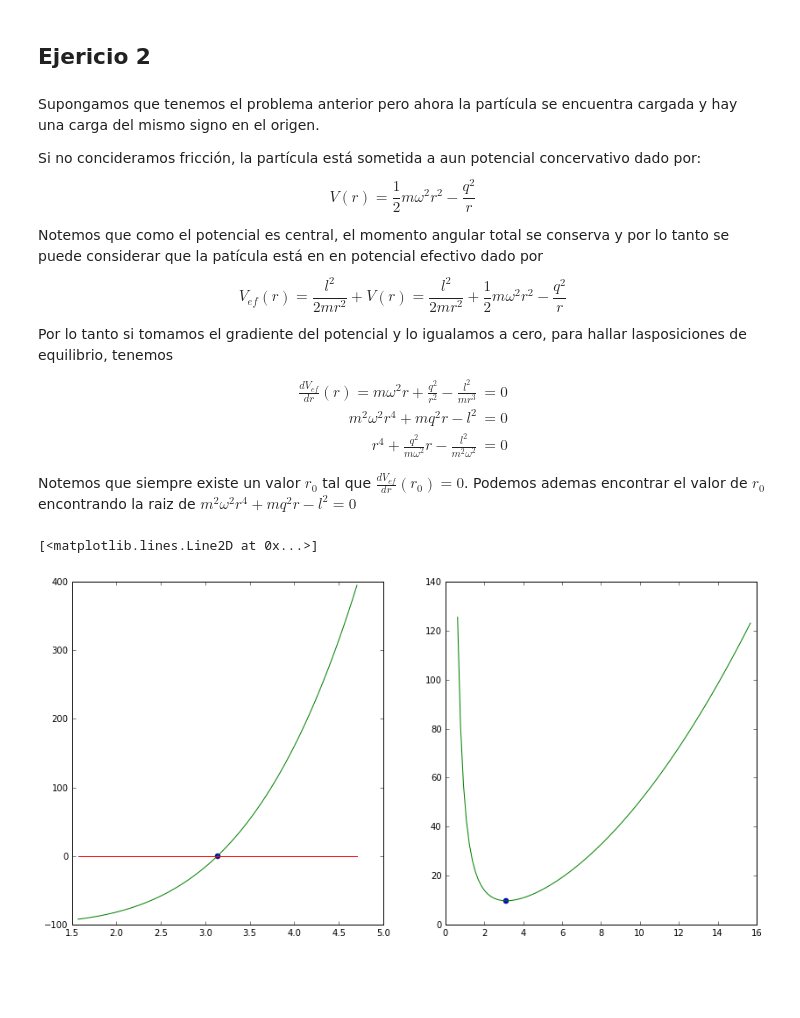
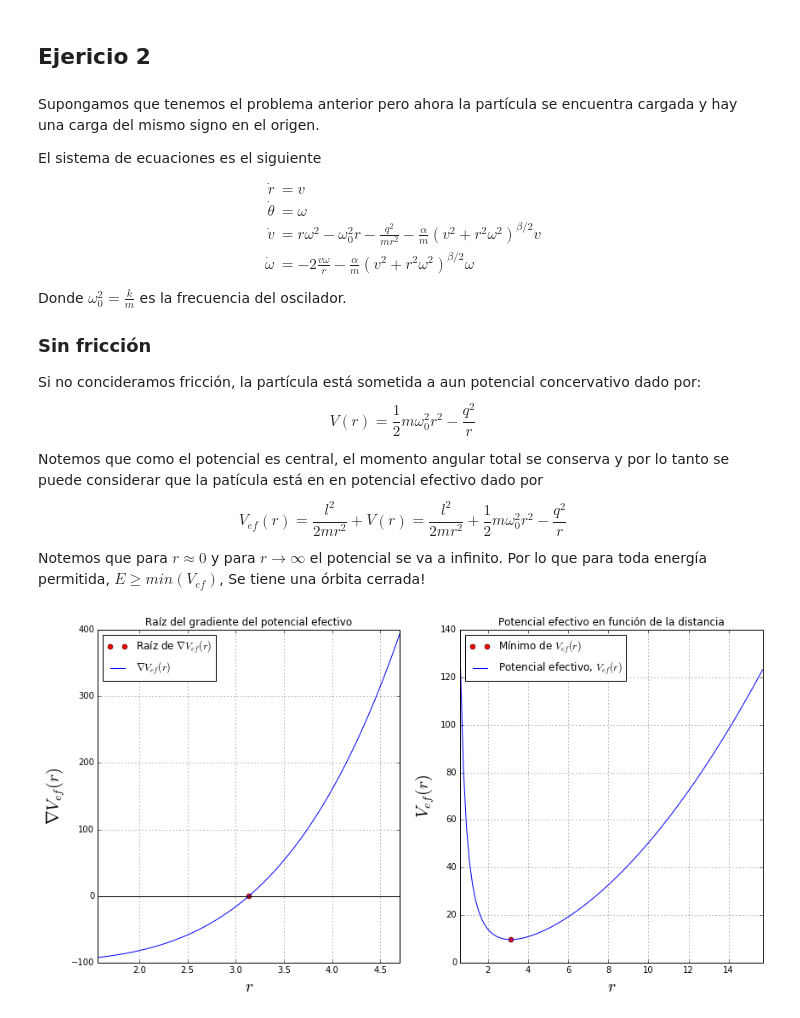
Before and after one commit to diegohdzrjk/Fisica-Computacional-2017-1, a Jupyter notebook: Tareas/Tarea Examen 1 diegohdzrjk.ipynb, the cells around one changed output. Saved outputs shown, nothing was run; the diff lists cells and outputs as text; code cells hidden in the pictures; blank space fills up the shorter version.

```diff
--- a/Tareas/Tarea Examen 1 diegohdzrjk.ipynb
+++ b/Tareas/Tarea Examen 1 diegohdzrjk.ipynb
@@ -286,20 +277,24 @@ for n in range(5):
 # %% [markdown]
 Supongamos que tenemos el problema anterior pero ahora la partícula se encuentra cargada y hay una carga del mismo signo en el origen.
 
+El sistema de ecuaciones es el siguiente
+\begin{align}
+\dot r &= v\\
+\dot \theta &= \omega\\
+\dot v &= r \omega^2 - \omega_0^2 r -\frac{q^2}{m r^2} - \frac{\alpha}{m} (v^2 + r^2 \omega^2)^{\beta/2} v\\
+\dot \omega &= -2 \frac{v \omega}{r} - \frac{\alpha}{m} (v^2 + r^2 \omega^2)^{\beta/2} \omega
+\end{align}
+Donde $\omega_0^2 = \frac{k}{m}$ es la frecuencia del oscilador.
+
+### Sin fricción
+
 Si no concideramos fricción, la partícula está sometida a aun potencial concervativo dado por:
-$$ V(r) = \frac12 m \omega^2 r^2 - \frac{q^2}{r}$$
+$$ V(r) = \frac12 m \omega_0^2 r^2 - \frac{q^2}{r}$$
 
 Notemos que como el potencial es central, el momento angular total se conserva y por lo tanto se puede considerar que la patícula está en en potencial efectivo dado por
-$$ V_{ef}(r) = \frac{l^2}{2m r^2} + V(r) = \frac{l^2}{2m r^2} +\frac12 m \omega^2 r^2 - \frac{q^2}{r}$$
+$$ V_{ef}(r) = \frac{l^2}{2m r^2} + V(r) = \frac{l^2}{2m r^2} +\frac12 m \omega_0^2 r^2 - \frac{q^2}{r}$$
 
-Por lo tanto si tomamos el gradiente del potencial y lo igualamos a cero, para hallar lasposiciones de equilibrio, tenemos
-\begin{align}
-\frac{dV_{ef}}{dr}(r) = m \omega^2 r + \frac{q^2}{r^2} - \frac{l^2}{mr^3} &= 0\\
-m^2 \omega^2 r^4 + m q^2 r - l^2 &= 0\\
-r^4 + \frac{q^2}{m \omega^2} r -\frac{l^2}{m^2 \omega^2} &=0
-\end{align}
-
-Notemos que siempre existe un valor $r_0$ tal que $\frac{dV_{ef}}{dr}(r_0)=0$. Podemos ademas encontrar el valor de $r_0$ encontrando la raiz de $m^2 \omega^2 r^4 + m q^2 r - l^2 = 0$
+Notemos que para $r\approx 0$ y para $r \rightarrow \infty$ el potencial se va a infinito. Por lo que para toda energía permitida, $E \ge min(V_{ef})$, Se tiene una órbita cerrada!
 # %%
 def metodoNewton(func, x_ini, args, h=0.1, epsilon=1e-9):
     while abs(func(x_ini, args)) >= epsilon:
@@ -318,21 +313,33 @@ def V_ef(x, args=[1., 1., 1., 1.]):
 # %%
 fig = figure(figsize=(14, 7))
 ax = fig.add_subplot(121)
 bx = fig.add_subplot(122)
 
-
 args = [1., 1., 1., 10.]
+#args = [m, omega0, q2, l]
 r0 = metodoNewton(grad_v_ef, 0.1, args)
 r = linspace(0.5*r0,1.5*r0,100)
 r_ef = linspace(0.2*r0,5*r0,100)
 Grad_V_ef = grad_v_ef(r, args)
 V_ef_ = V_ef(r_ef, args)
 
-ax.plot([r0],[0],'o')
-ax.plot(r, Grad_V_ef, r, zeros_like(r))
+ax.set_title(u"Raíz del gradiente del potencial efectivo")
+ax.plot([r0],[0],'ro', label=u"Raíz de $\\nabla V_{ef}(r)$")
+ax.plot(r, Grad_V_ef, label=u"$\\nabla V_{ef}(r)$")
+ax.plot(r, zeros_like(r), color='black')
+ax.set_xlabel("$r$", fontsize=20)
+ax.set_ylabel("$\\nabla V_{ef}(r)$", fontsize=20)
+ax.set_xlim(r[0],r[-1])
+ax.grid(True)
+ax.legend(loc='best')
 
-bx.plot([r0], [V_ef(r0, args)], 'o')
-bx.plot(r_ef, V_ef_)
+bx.set_title(u"Potencial efectivo en función de la distancia")
+bx.plot([r0], [V_ef(r0, args)], 'ro', label=u"Mínimo de $V_{ef}(r)$")
+bx.plot(r_ef, V_ef_, label="Potencial efectivo, $V_{ef}(r)$")
+bx.set_xlabel("$r$", fontsize=20)
+bx.set_ylabel("$V_{ef} (r)$", fontsize=20)
+bx.set_xlim(r_ef[0],r_ef[-1])
+bx.grid(True)
+bx.legend(loc='best');
 # %% [output]
-[<matplotlib.lines.Line2D at 0x...>]
-[figure, old version]
+[figure, new version]
```
Also changed, not shown: parts of 13 cells of this notebook.
